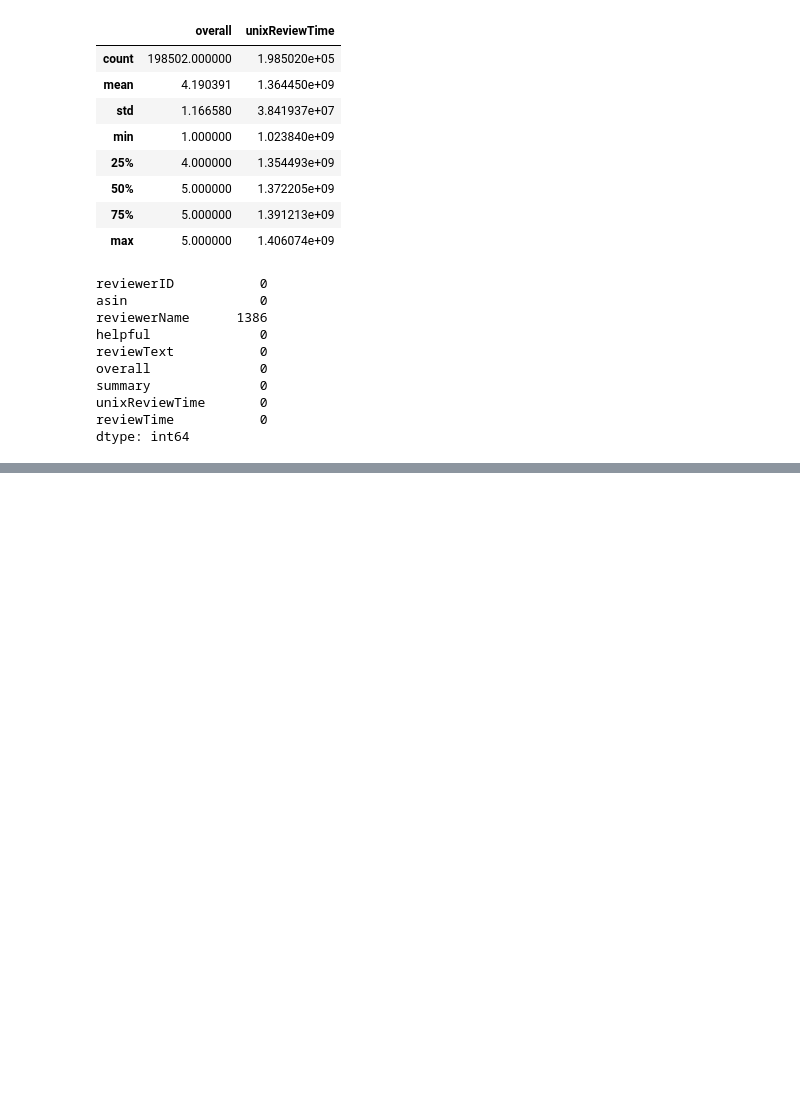
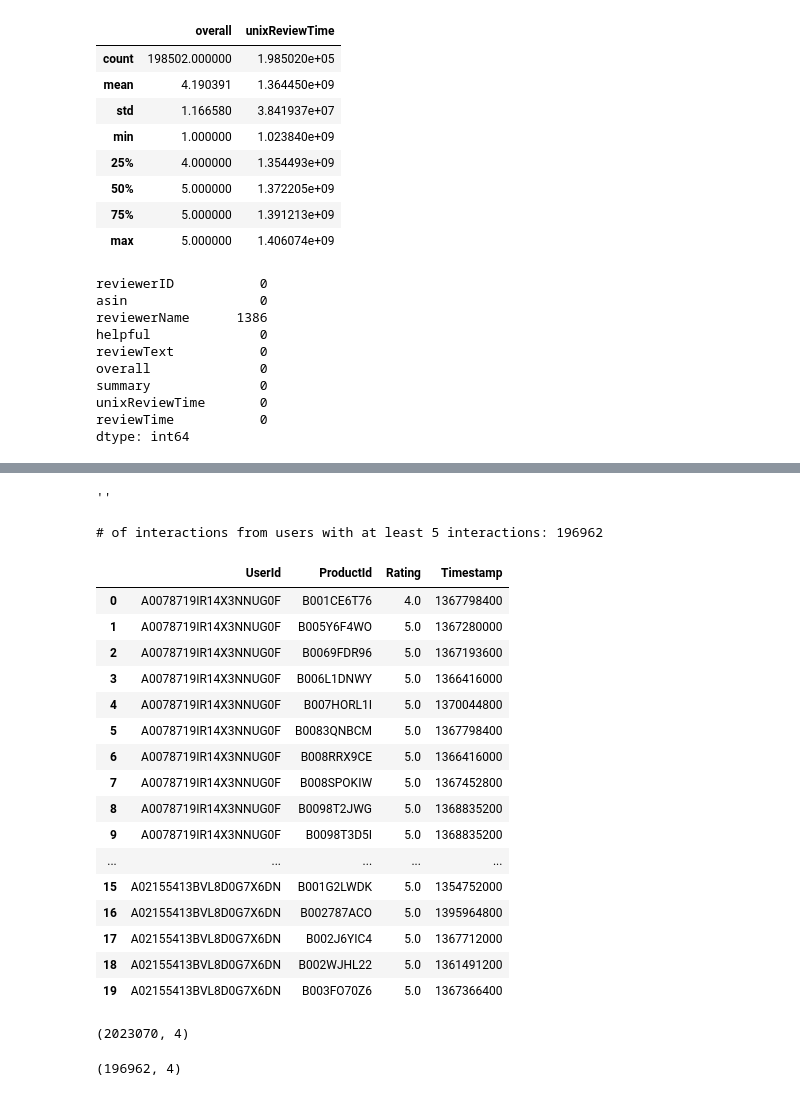
Before and after one commit to Ishakasar/Recommender-engine, a Jupyter notebook: Isha_Kasar_Team_2_Capstone_Project_4.ipynb, the cells around one changed output, grey strips where cells are left out. Saved outputs shown, nothing was run; the diff lists cells and outputs as text; code cells hidden in the pictures; blank space fills up the shorter version.

```diff
--- a/Isha_Kasar_Team_2_Capstone_Project_4.ipynb
+++ b/Isha_Kasar_Team_2_Capstone_Project_4.ipynb
@@ -129,10 +140,6 @@ summary              0
 unixReviewTime       0
 reviewTime           0
 dtype: int64
-# %%
-from datetime import datetime
-df1['Timestamp']=df1['Timestamp'] = pd.to_datetime(df1['Timestamp'],unit='s')
-df2['unixReviewTime']=df2['unixReviewTime'] = pd.to_datetime(df2['unixReviewTime'],unit='s')
 # %%
 df1.head()
 # %% [output]
@@ -153,0 +166,8 @@ df2.head()
+# %%
+df=df1.sample(frac = 0.4)
+# %%
+users_interactions_count_df = df.groupby(['UserId', 'ProductId']).size().groupby('UserId').size()
+print('# of users: %d' % len(users_interactions_count_df))
+
+interaction_df = users_interactions_count_df[users_interactions_count_df >= 5].reset_index()[['UserId']]
+print('# of users with at least 5 interactions: %d' % len(interaction_df))
@@ -153,0 +196,40 @@ df2.head()
+# %%
+''
+# %% [output]
+''
+# %%
+interactions_from_selected_users_df = df1.merge(interaction_df,
+               how = 'right',
+               left_on = 'UserId',
+               right_on = 'UserId')
+print('# of interactions from users with at least 5 interactions: %d' % len(interactions_from_selected_users_df))
+# %% [output]
+# of interactions from users with at least 5 interactions: 196962
+# %%
+interactions_from_selected_users_df.head(20)
+# %% [output]
+|  | UserId | ProductId | Rating | Timestamp |
+| 0 | A0078719IR14X3NNUG0F | B001CE6T76 | 4.0 | 1367798400 |
+| 1 | A0078719IR14X3NNUG0F | B005Y6F4WO | 5.0 | 1367280000 |
+| 2 | A0078719IR14X3NNUG0F | B0069FDR96 | 5.0 | 1367193600 |
+| 3 | A0078719IR14X3NNUG0F | B006L1DNWY | 5.0 | 1366416000 |
+| 4 | A0078719IR14X3NNUG0F | B007HORL1I | 5.0 | 1370044800 |
+| 5 | A0078719IR14X3NNUG0F | B0083QNBCM | 5.0 | 1367798400 |
+| 6 | A0078719IR14X3NNUG0F | B008RRX9CE | 5.0 | 1366416000 |
+| 7 | A0078719IR14X3NNUG0F | B008SPOKIW | 5.0 | 1367452800 |
+| 8 | A0078719IR14X3NNUG0F | B0098T2JWG | 5.0 | 1368835200 |
+| 9 | A0078719IR14X3NNUG0F | B0098T3D5I | 5.0 | 1368835200 |
+| ... | ... | ... | ... | ... |
+| 15 | A02155413BVL8D0G7X6DN | B001G2LWDK | 5.0 | 1354752000 |
+| 16 | A02155413BVL8D0G7X6DN | B002787ACO | 5.0 | 1395964800 |
+| 17 | A02155413BVL8D0G7X6DN | B002J6YIC4 | 5.0 | 1367712000 |
+| 18 | A02155413BVL8D0G7X6DN | B002WJHL22 | 5.0 | 1361491200 |
+| 19 | A02155413BVL8D0G7X6DN | B003FO70Z6 | 5.0 | 1367366400 |
+# %%
+df1.shape
+# %% [output]
+(2023070, 4)
+# %%
+interactions_from_selected_users_df.shape
+# %% [output]
+(196962, 4)
```
Also changed, not shown: parts of 28 cells of this notebook.
